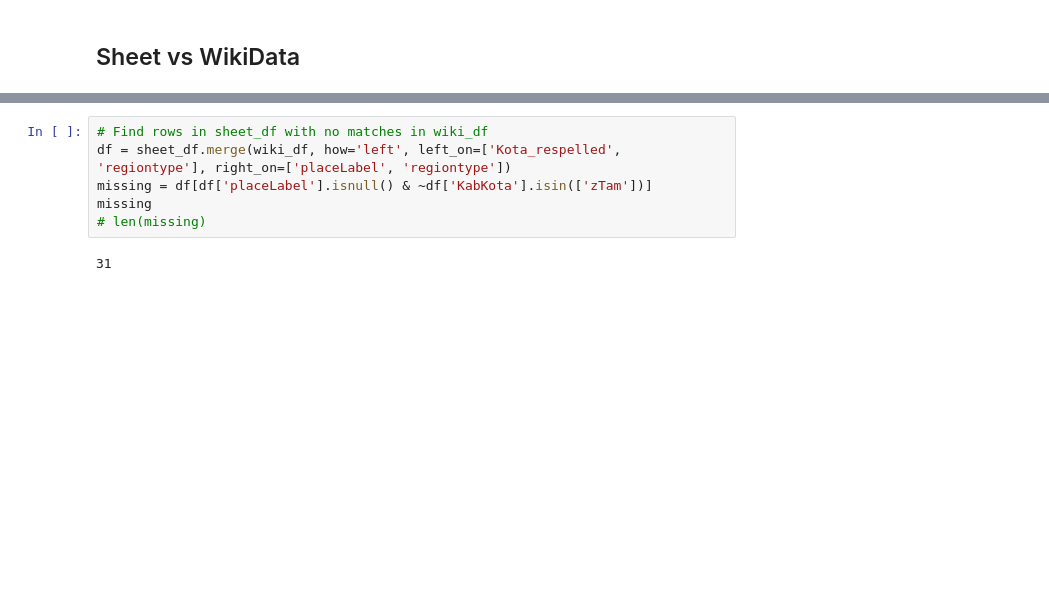
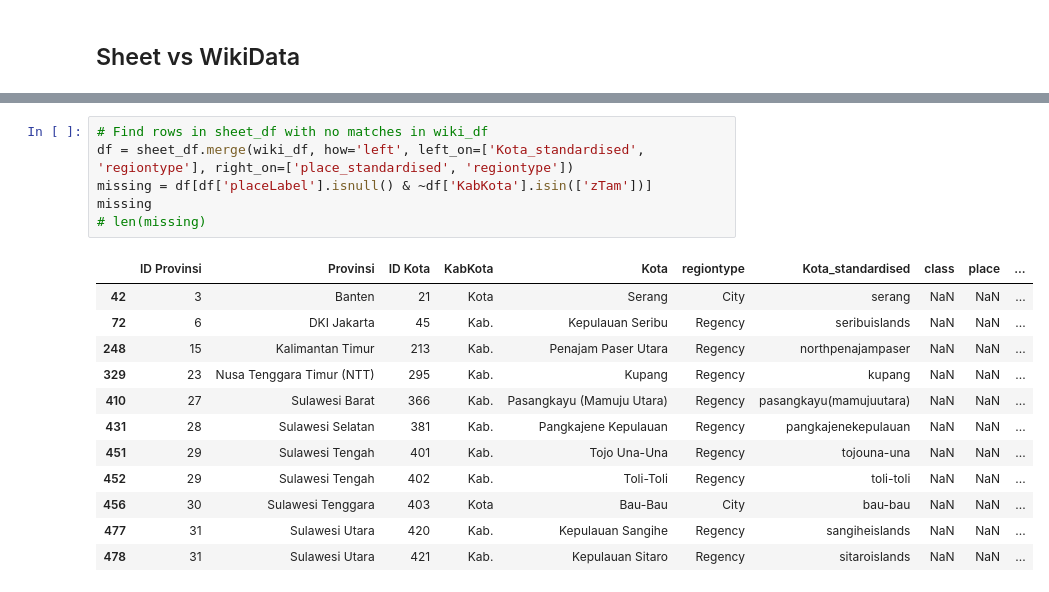
Before and after one commit to dhan16/colabs, a Jupyter notebook: covid19opendata/WikiData.ipynb, the cells around one changed output, grey strips where cells are left out. Drawn from its saved outputs; the diff is of its cells as text; blank space fills up the shorter version.

```diff
--- a/covid19opendata/WikiData.ipynb
+++ b/covid19opendata/WikiData.ipynb
@@ -132,8 +217,19 @@ missing
 # %%
 # Find rows in sheet_df with no matches in wiki_df
-df = sheet_df.merge(wiki_df, how='left', left_on=['Kota_respelled', 'regiontype'], right_on=['placeLabel', 'regiontype'])
+df = sheet_df.merge(wiki_df, how='left', left_on=['Kota_standardised', 'regiontype'], right_on=['place_standardised', 'regiontype'])
 missing = df[df['placeLabel'].isnull() & ~df['KabKota'].isin(['zTam'])]
 missing
 # len(missing)
 # %% [output]
-31
+|  | ID Provinsi | Provinsi | ID Kota | KabKota | Kota | regiontype | Kota_standardised | class | place | ... |
+| 42 | 3 | Banten | 21 | Kota | Serang | City | serang | NaN | NaN | ... |
+| 72 | 6 | DKI Jakarta | 45 | Kab. | Kepulauan Seribu | Regency | seribuislands | NaN | NaN | ... |
+| 248 | 15 | Kalimantan Timur | 213 | Kab. | Penajam Paser Utara | Regency | northpenajampaser | NaN | NaN | ... |
+| 329 | 23 | Nusa Tenggara Timur (NTT) | 295 | Kab. | Kupang | Regency | kupang | NaN | NaN | ... |
+| 410 | 27 | Sulawesi Barat | 366 | Kab. | Pasangkayu (Mamuju Utara) | Regency | pasangkayu(mamujuutara) | NaN | NaN | ... |
+| 431 | 28 | Sulawesi Selatan | 381 | Kab. | Pangkajene Kepulauan | Regency | pangkajenekepulauan | NaN | NaN | ... |
+| 451 | 29 | Sulawesi Tengah | 401 | Kab. | Tojo Una-Una | Regency | tojouna-una | NaN | NaN | ... |
+| 452 | 29 | Sulawesi Tengah | 402 | Kab. | Toli-Toli | Regency | toli-toli | NaN | NaN | ... |
+| 456 | 30 | Sulawesi Tenggara | 403 | Kota | Bau-Bau | City | bau-bau | NaN | NaN | ... |
+| 477 | 31 | Sulawesi Utara | 420 | Kab. | Kepulauan Sangihe | Regency | sangiheislands | NaN | NaN | ... |
+| 478 | 31 | Sulawesi Utara | 421 | Kab. | Kepulauan Sitaro | Regency | sitaroislands | NaN | NaN | ... |
```
Also changed, not shown: parts of 6 cells of this notebook.
